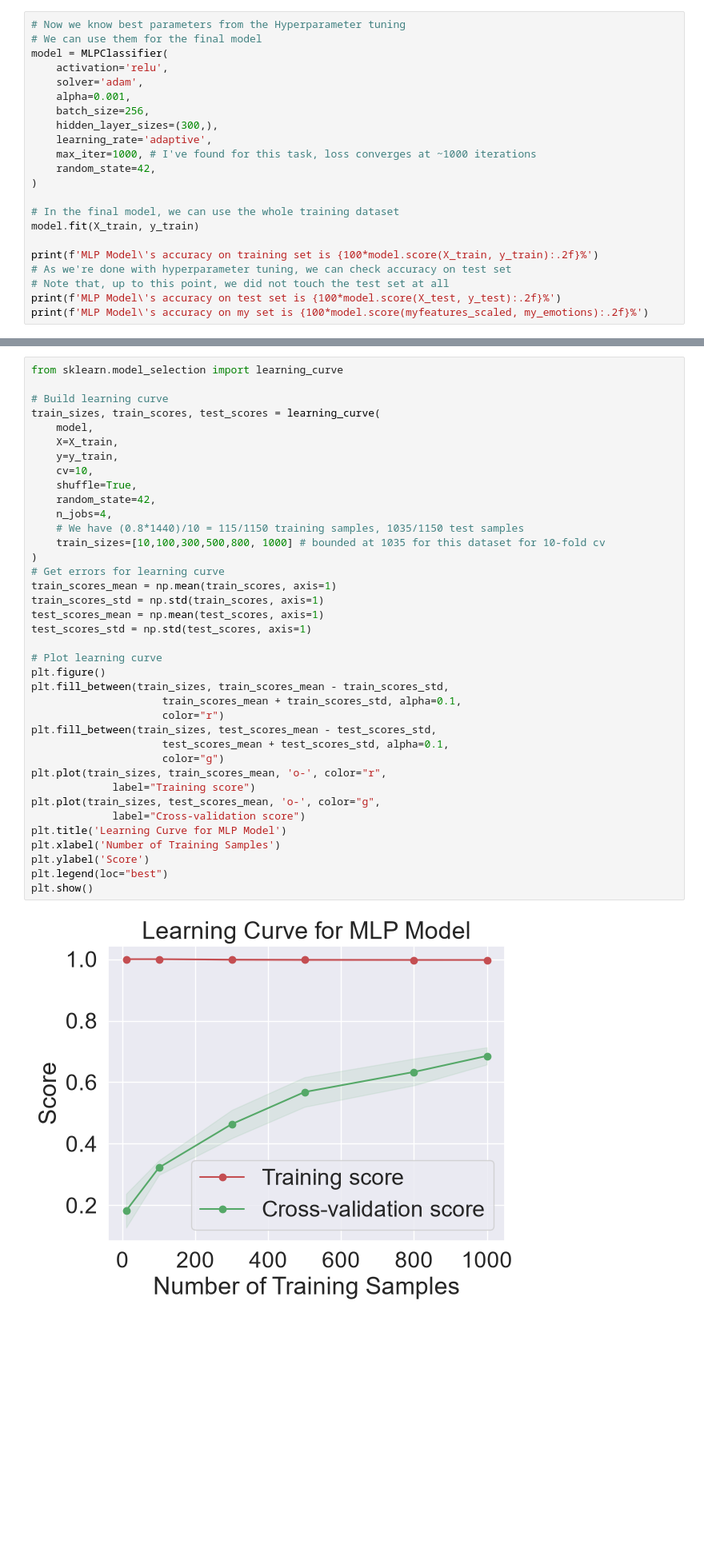
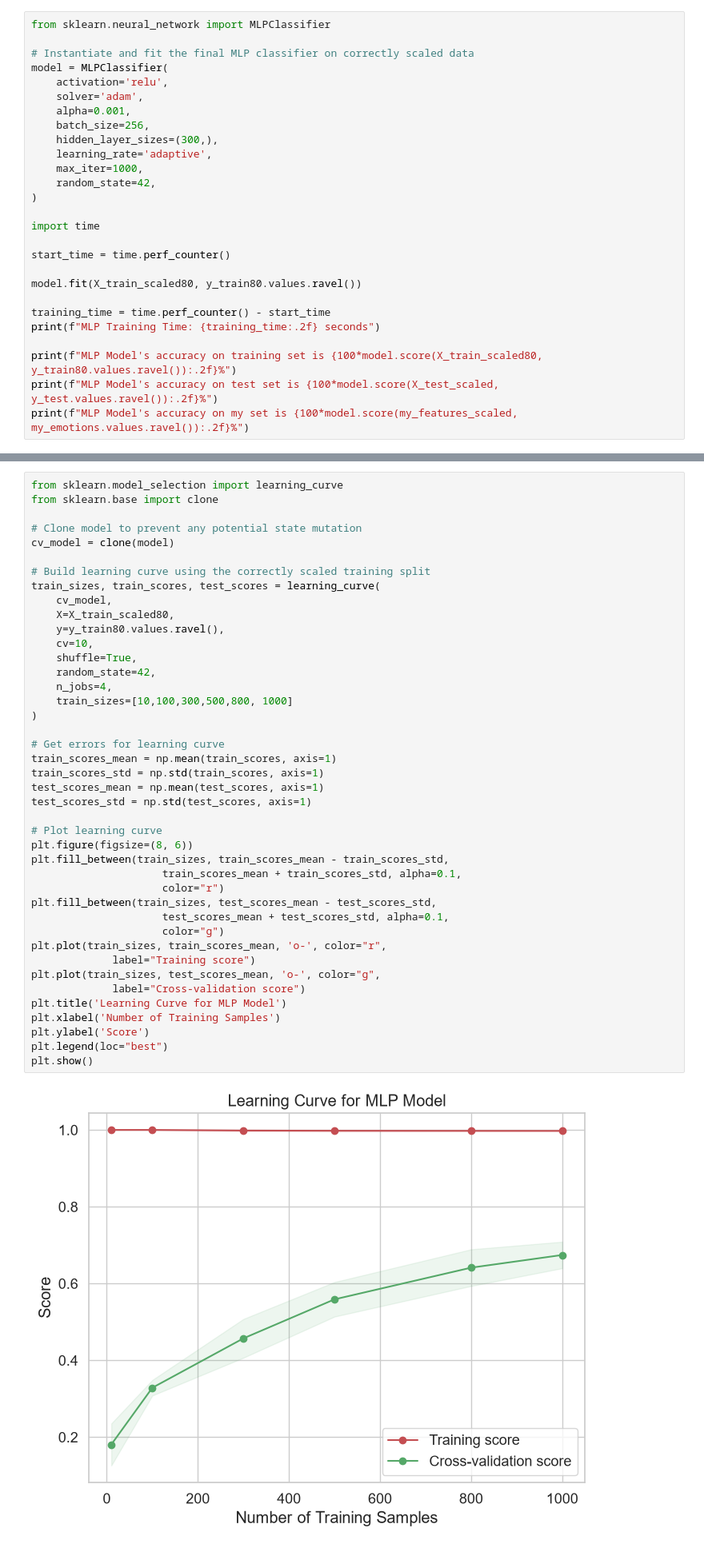
Before and after one commit to IAT-ExploringAI-2026/Week4-NeuralNetworks, a Jupyter notebook: Week4__Neural_Networks.ipynb, the cells around one changed output, grey strips where cells are left out. Shown at 80% size. Cells and saved outputs as stored; diff of their text form; blank space fills up the shorter version.

```diff
--- a/Week4__Neural_Networks.ipynb
+++ b/Week4__Neural_Networks.ipynb
@@ -594,8 +524,9 @@ We can now initialize our MLP model with the best hyperparameters for the task o
 # %% [markdown]
 ## Training and Evaluating the MLP Model
 # %%
-# Now we know best parameters from the Hyperparameter tuning
-# We can use them for the final model
+from sklearn.neural_network import MLPClassifier
+
+# Instantiate and fit the final MLP classifier on correctly scaled data
 model = MLPClassifier(
     activation='relu',
     solver='adam',
@@ -603,16 +534,20 @@ model = MLPClassifier(
     batch_size=256,
     hidden_layer_sizes=(300,),
     learning_rate='adaptive',
-    max_iter=1000, # I've found for this task, loss converges at ~1000 iterations
+    max_iter=1000,
     random_state=42,
 )
 
-# In the final model, we can use the whole training dataset
-model.fit(X_train, y_train)
+import time
 
-print(f'MLP Model\'s accuracy on training set is {100*model.score(X_train, y_train):.2f}%')
-# As we're done with hyperparameter tuning, we can check accuracy on test set
-# Note that, up to this point, we did not touch the test set at all
-print(f'MLP Model\'s accuracy on test set is {100*model.score(X_test, y_test):.2f}%')
-print(f'MLP Model\'s accuracy on my set is {100*model.score(myfeatures_scaled, my_emotions):.2f}%')
+start_time = time.perf_counter()
+
+model.fit(X_train_scaled80, y_train80.values.ravel())
+
+training_time = time.perf_counter() - start_time
+print(f"MLP Training Time: {training_time:.2f} seconds")
+
+print(f"MLP Model's accuracy on training set is {100*model.score(X_train_scaled80, y_train80.values.ravel()):.2f}%")
+print(f"MLP Model's accuracy on test set is {100*model.score(X_test_scaled, y_test.values.ravel()):.2f}%")
+print(f"MLP Model's accuracy on my set is {100*model.score(my_features_scaled, my_emotions.values.ravel()):.2f}%")
 # %% [output]
@@ -814,44 +861,48 @@ We can use a learning curve to compare the performance of our model if we had tr
 We specify variable sizes of training sets to use for the learning curve to make one model for each size. Remember that since we're using 0.8\*1440 = 1152 samples in our training set, that is the upper bound that the learning curve can check for us. Like the validation curve, sklearn's learning curve implements Stratified K-Fold CV to evaluate multiclass classification models, so again we specify _K = 10_.
 # %%
 from sklearn.model_selection import learning_curve
+from sklearn.base import clone
 
-# Build learning curve
+# Clone model to prevent any potential state mutation
+cv_model = clone(model)
+
+# Build learning curve using the correctly scaled training split
 train_sizes, train_scores, test_scores = learning_curve(
-    model,
-    X=X_train,
-    y=y_train,
+    cv_model,
+    X=X_train_scaled80,
+    y=y_train80.values.ravel(),
     cv=10,
     shuffle=True,
     random_state=42,
     n_jobs=4,
-    # We have (0.8*1440)/10 = 115/1150 training samples, 1035/1150 test samples
-    train_sizes=[10,100,300,500,800, 1000] # bounded at 1035 for this dataset for 10-fold cv
+    train_sizes=[10,100,300,500,800, 1000]
 )
+
 # Get errors for learning curve
 train_scores_mean = np.mean(train_scores, axis=1)
 train_scores_std = np.std(train_scores, axis=1)
 test_scores_mean = np.mean(test_scores, axis=1)
 test_scores_std = np.std(test_scores, axis=1)
 
 # Plot learning curve
-plt.figure()
+plt.figure(figsize=(8, 6))
 plt.fill_between(train_sizes, train_scores_mean - train_scores_std,
                      train_scores_mean + train_scores_std, alpha=0.1,
                      color="r")
 plt.fill_between(train_sizes, test_scores_mean - test_scores_std,
                      test_scores_mean + test_scores_std, alpha=0.1,
                      color="g")
 plt.plot(train_sizes, train_scores_mean, 'o-', color="r",
              label="Training score")
 plt.plot(train_sizes, test_scores_mean, 'o-', color="g",
              label="Cross-validation score")
 plt.title('Learning Curve for MLP Model')
 plt.xlabel('Number of Training Samples')
 plt.ylabel('Score')
 plt.legend(loc="best")
 plt.show()
 # %% [output]
-[figure, old version]
+[figure, new version]
 # %% [markdown]
 One thing the learning curve tells us is that the size of the dataset isn't our biggest issue - our **accuracy is plateauing and wouldn't seriously benefit from a larger training set** - maybe 5% at most with a gigantic dataset. Again, the gap between the training score curve and cross-validation score curve shows us that the model has an extremely high variance and - it scores perfectly on training data but poorly in cross-validation because it is seriously overfit - the model does not generalize well at all on test data.
 
```
Also changed, not shown: parts of 15 cells of this notebook.
